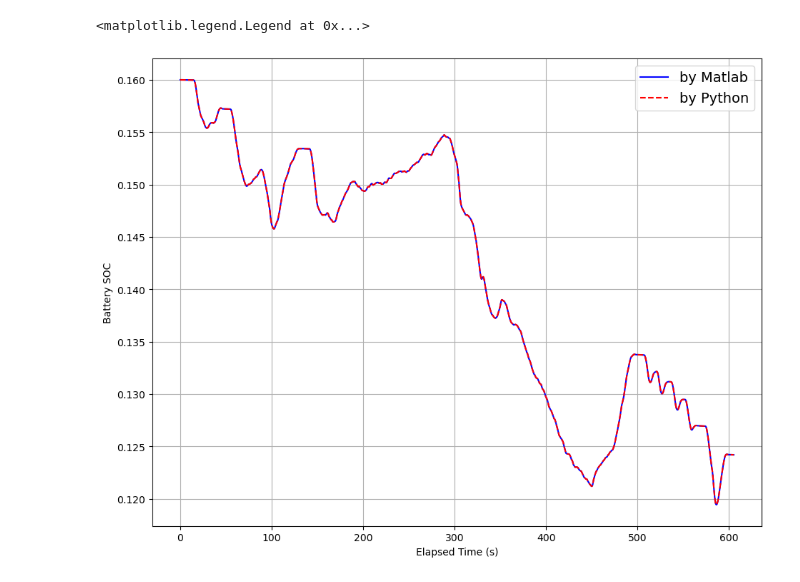
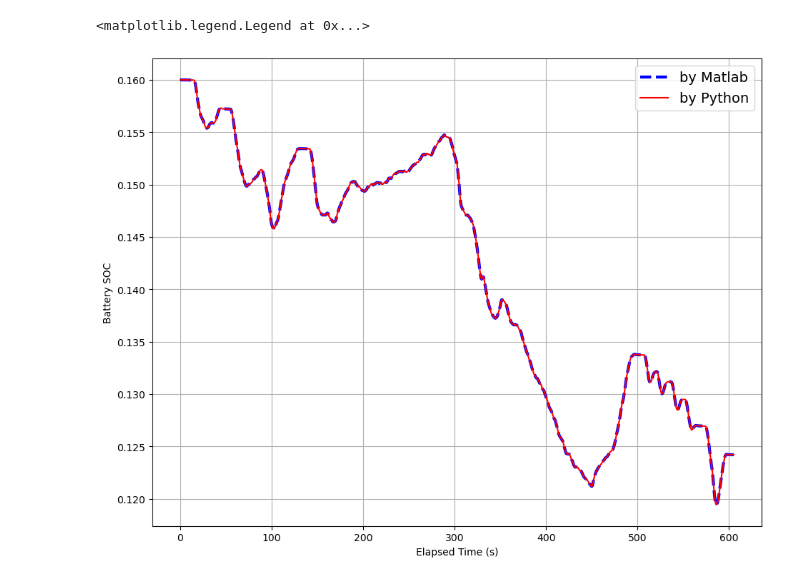
Before and after one commit to soduklee7/RWET, a Jupyter notebook: simulator.ipynb, the cells around one changed output. Drawn from its saved outputs; the diff is of its cells as text; code cells hidden in the pictures.

```diff
--- a/simulator.ipynb
+++ b/simulator.ipynb
@@ -233,20 +213,20 @@ RC_ST_V = spio.loadmat('data/RC_ST_V.mat', squeeze_me=True)
 RC_ST_V_t = RC_ST_V['t']
 RC_ST_V_in = RC_ST_V['in']
 RC_ST_V_out = RC_ST_V['out']
-dt1 = RC_ST_V_t[1] - RC_ST_V_t[0]
+dt = RC_ST_V_t[1] - RC_ST_V_t[0]
 
 RC_ST_V_out1 = np.zeros(len(RC_ST_V_out))
 for i in range(len(RC_ST_V_t)):
     t = RC_ST_V_t[i]
     icurr = RC_ST_V_in[i]
     if i == 0:
-        RC_ST_V_out1[i] = 0 # icurr * dt1
+        RC_ST_V_out1[i] = 0 # icurr * dt
     else:
-        RC_ST_V_out1[i] = RC_ST_V_out1[i-1] + icurr * dt1
+        RC_ST_V_out1[i] = RC_ST_V_out1[i-1] + icurr * dt
 
 fig1 = plt.figure(figsize=(11, 8.5))
-plt.plot(RC_ST_V_t, RC_ST_V_out, 'b-')
-plt.plot(RC_ST_V_t, RC_ST_V_out1, 'r--')
+plt.plot(RC_ST_V_t, RC_ST_V_out, 'b--', linewidth=3.0)
+plt.plot(RC_ST_V_t, RC_ST_V_out1, 'r-')
 
 plt.grid()
 plt.xlabel('Elapsed Time (s)')
@@ -258,33 +238,33 @@ plt.legend(['by Matlab', 'by Python'], fontsize=14, loc='upper right')
 # %%
 import numpy as np
 
 batt_data = spio.loadmat('data/batt_data.mat', squeeze_me=True)
 batt_data_t = batt_data['t']
 batt_data_curr_in = batt_data['curr_in']
 batt_data_soc = batt_data['soc']
-dt1 = batt_data_t[1] - batt_data_t[0]
+dt = batt_data_t[1] - batt_data_t[0]
 
 batt_soc1 = np.zeros(len(batt_data_t))
 batt_capacity_s = 378000 # 52.5Ah * 2 parallel * 3600 sec
 for i in range(len(batt_data_t)):
     t = batt_data_t[i]
     icurr = - batt_data_curr_in[i]
     if i == 0:
-        batt_soc1[i] = batt_data_soc[0] # icurr * dt1
+        batt_soc1[i] = batt_data_soc[0] # icurr * dt
     else:
-        batt_soc1[i] = batt_soc1[i-1] + (icurr/batt_capacity_s) * dt1
+        batt_soc1[i] = batt_soc1[i-1] + (icurr/batt_capacity_s) * dt
 
     if batt_soc1[i] > 0.99: batt_soc1[i] = 0.99
 
 fig1 = plt.figure(figsize=(11, 8.5))
-plt.plot(batt_data_t, batt_data_soc, 'b-')
-plt.plot(batt_data_t, batt_soc1, 'r--')
+plt.plot(batt_data_t, batt_data_soc, 'b--', linewidth=3.0)
+plt.plot(batt_data_t, batt_soc1, 'r-')
 
 plt.grid()
 plt.xlabel('Elapsed Time (s)')
 plt.ylabel('Battery SOC')
 plt.legend(['by Matlab', 'by Python'], fontsize=14, loc='upper right')
 # %% [output]
 <matplotlib.legend.Legend at 0x...>
-[figure, old version]
+[figure, new version]
 # %%
```
Also changed, not shown: parts of 9 cells of this notebook, 3 other files.
